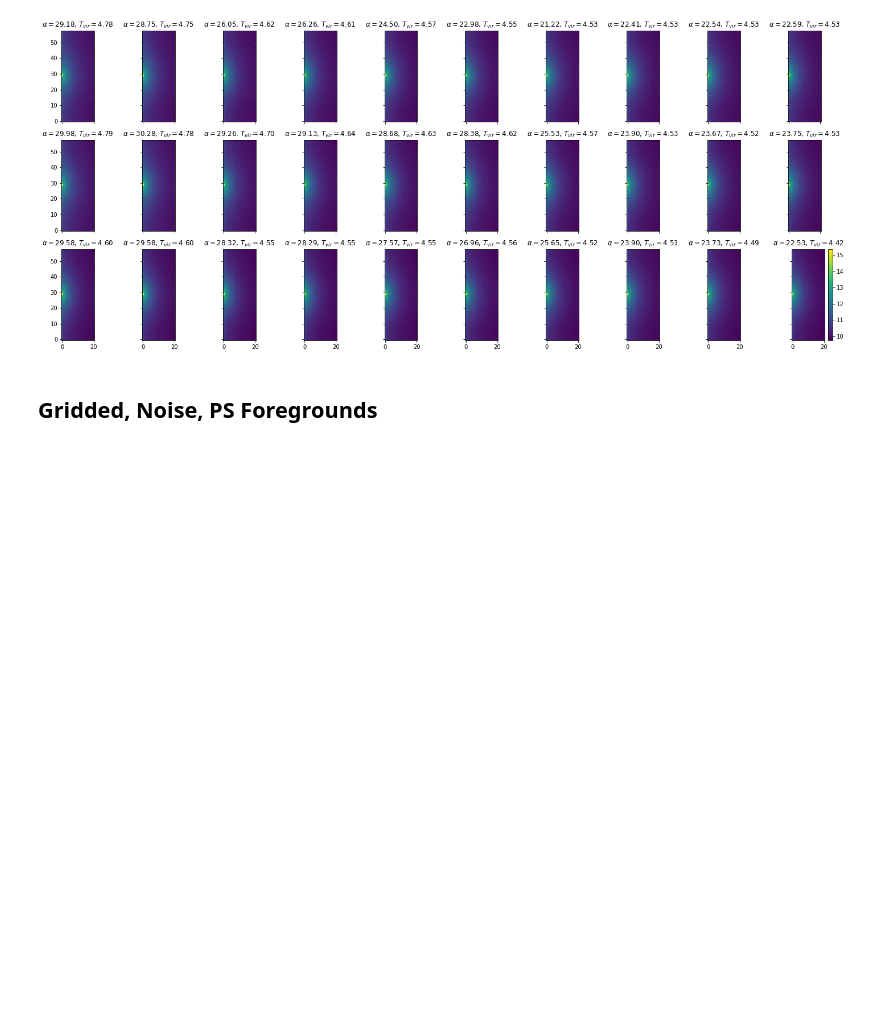
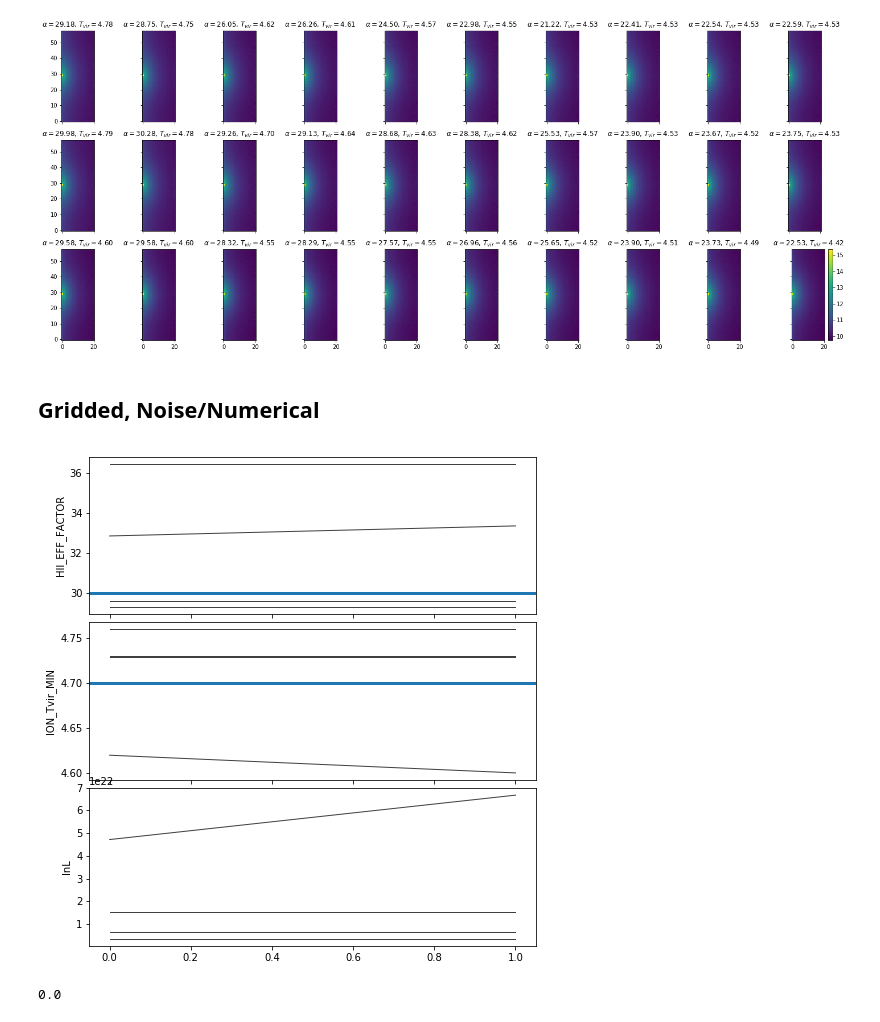
Before and after one commit to BellaNasirudin/py21cmmc_fg, a Jupyter notebook: devel/test_series/visualising_results.ipynb, the cells around one changed output. Drawn from its saved outputs; the diff is of its cells as text; code cells hidden in the pictures; blank space fills up the shorter version.

```diff
--- a/devel/test_series/visualising_results.ipynb
+++ b/devel/test_series/visualising_results.ipynb
@@ -256,4 +257,4 @@ plt.colorbar(im, ax=ax[-1,-1])
 <matplotlib.colorbar.Colorbar at 0x...>
 [figure]
 # %% [markdown]
-## Gridded, Noise, PS Foregrounds
+## Gridded, Noise/Numerical
@@ -261,0 +261,11 @@ samples = analyse.get_samples("data/In")
+# %%
+modelname = "InstrumentalGridTestNoiseNumerical"
+name = "data/"+modelname
+# %%
+samples = analyse.get_samples(name)
+data = np.load(name+'.npz')
+noise = np.load(name+".noise.npz")
+# %%
+analyse.trace_plot(samples, include_lnl=True, start_iter=0, thin=1, colored=False, show_guess=True);
+# %% [output]
+[figure, added]
@@ -261,0 +285,4 @@ samples = analyse.get_samples("data/In")
+# %%
+np.abs(lk.eta).min()
+# %% [output]
+0.0
```
Also changed, not shown: parts of 12 cells of this notebook, 4 other files.
